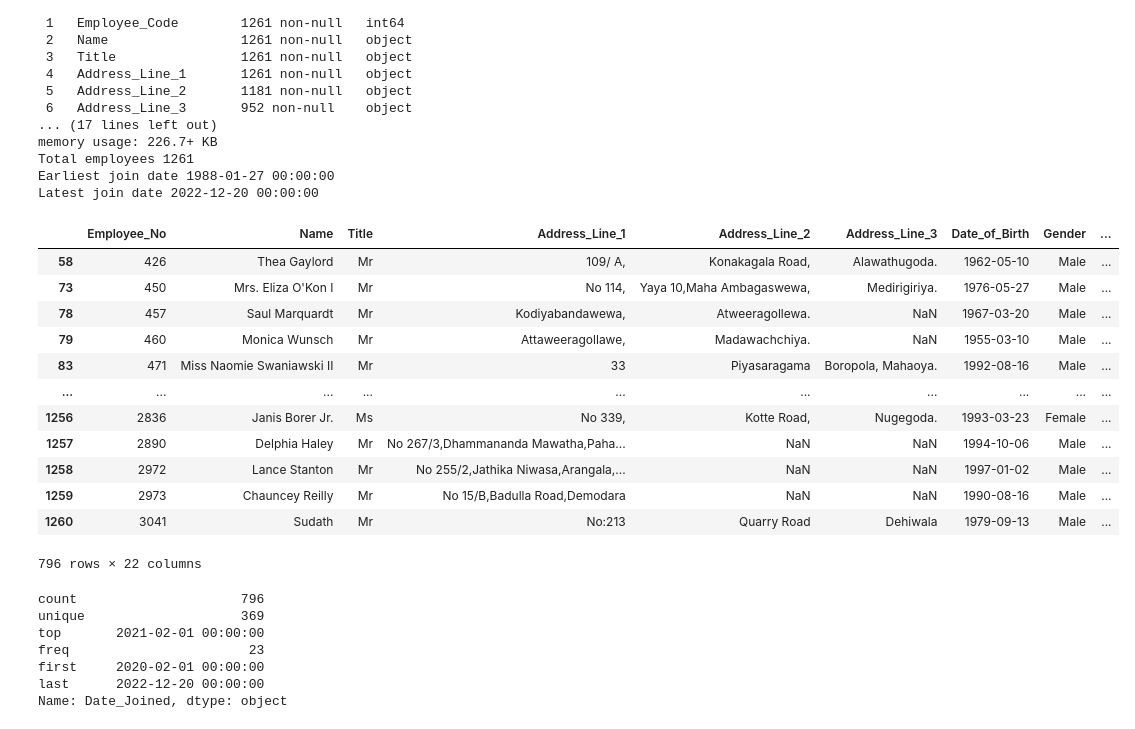
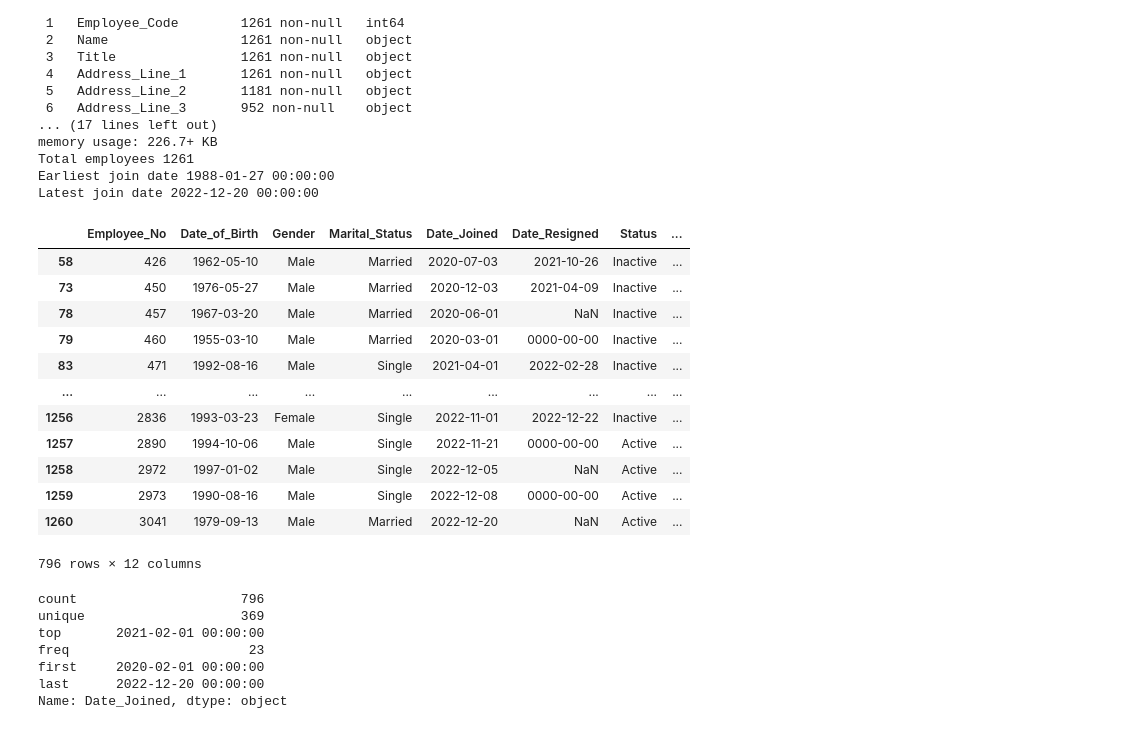
Before and after one commit to pcperera/attrition, a Jupyter notebook: descriptive-feature-engineering-combined.ipynb, the cells around one changed output. Cells and saved outputs as stored; diff of their text form; code cells hidden in the pictures.

```diff
--- a/descriptive-feature-engineering-combined.ipynb
+++ b/descriptive-feature-engineering-combined.ipynb
@@ -36,25 +36,27 @@ Latest join date 2022-12-20 00:00:00
 # %%
 # Clean employee table
 # Drop Employee_Code because it's not referenced in other tables.
-df_employee = df_employee_raw.drop('Employee_Code', axis=1)
+# Other fields are dropped
+df_employee = df_employee_raw.drop(['Employee_Code', 'Name', 'Address_Line_1', 'Address_Line_2', 'Address_Line_3',
+                                    'Reporting_emp_1', 'Reporting_emp_2', 'Title', 'Religion', 'Religion_ID', 'Designation_ID'], axis=1)
 
 date_range = (df_employee['Date_Joined'] >= analysis_period_start_time) & (df_employee['Date_Joined'] <= analysis_period_end_time)
 df_employee = df_employee.loc[date_range]
 df_employee
 # %% [output]
-|  | Employee_No | Name | Title | Address_Line_1 | Address_Line_2 | Address_Line_3 | Date_of_Birth | Gender | ... |
-| 58 | 426 | Thea Gaylord | Mr | 109/ A, | Konakagala Road, | Alawathugoda. | 1962-05-10 | Male | ... |
-| 73 | 450 | Mrs. Eliza O'Kon I | Mr | No 114, | Yaya 10,Maha Ambagaswewa, | Medirigiriya. | 1976-05-27 | Male | ... |
-| 78 | 457 | Saul Marquardt | Mr | Kodiyabandawewa, | Atweeragollewa. | NaN | 1967-03-20 | Male | ... |
-| 79 | 460 | Monica Wunsch | Mr | Attaweeragollawe, | Madawachchiya. | NaN | 1955-03-10 | Male | ... |
-| 83 | 471 | Miss Naomie Swaniawski II | Mr | 33 | Piyasaragama | Boropola, Mahaoya. | 1992-08-16 | Male | ... |
-| ... | ... | ... | ... | ... | ... | ... | ... | ... | ... |
-| 1256 | 2836 | Janis Borer Jr. | Ms | No 339, | Kotte Road, | Nugegoda. | 1993-03-23 | Female | ... |
-| 1257 | 2890 | Delphia Haley | Mr | No 267/3,Dhammananda Mawatha,Paha... | NaN | NaN | 1994-10-06 | Male | ... |
-| 1258 | 2972 | Lance Stanton | Mr | No 255/2,Jathika Niwasa,Arangala,... | NaN | NaN | 1997-01-02 | Male | ... |
-| 1259 | 2973 | Chauncey Reilly | Mr | No 15/B,Badulla Road,Demodara | NaN | NaN | 1990-08-16 | Male | ... |
-| 1260 | 3041 | Sudath | Mr | No:213 | Quarry Road | Dehiwala | 1979-09-13 | Male | ... |
+|  | Employee_No | Date_of_Birth | Gender | Marital_Status | Date_Joined | Date_Resigned | Status | ... |
+| 58 | 426 | 1962-05-10 | Male | Married | 2020-07-03 | 2021-10-26 | Inactive | ... |
+| 73 | 450 | 1976-05-27 | Male | Married | 2020-12-03 | 2021-04-09 | Inactive | ... |
+| 78 | 457 | 1967-03-20 | Male | Married | 2020-06-01 | NaN | Inactive | ... |
+| 79 | 460 | 1955-03-10 | Male | Married | 2020-03-01 | 0000-00-00 | Inactive | ... |
+| 83 | 471 | 1992-08-16 | Male | Single | 2021-04-01 | 2022-02-28 | Inactive | ... |
+| ... | ... | ... | ... | ... | ... | ... | ... | ... |
+| 1256 | 2836 | 1993-03-23 | Female | Single | 2022-11-01 | 2022-12-22 | Inactive | ... |
+| 1257 | 2890 | 1994-10-06 | Male | Single | 2022-11-21 | 0000-00-00 | Active | ... |
+| 1258 | 2972 | 1997-01-02 | Male | Single | 2022-12-05 | NaN | Active | ... |
+| 1259 | 2973 | 1990-08-16 | Male | Single | 2022-12-08 | 0000-00-00 | Active | ... |
+| 1260 | 3041 | 1979-09-13 | Male | Married | 2022-12-20 | NaN | Active | ... |
-796 rows × 22 columns
+796 rows × 12 columns
 # %%
 df_employee['Date_Joined'].describe()
 # %% [output]
```
Also changed, not shown: parts of 5 cells of this notebook.
